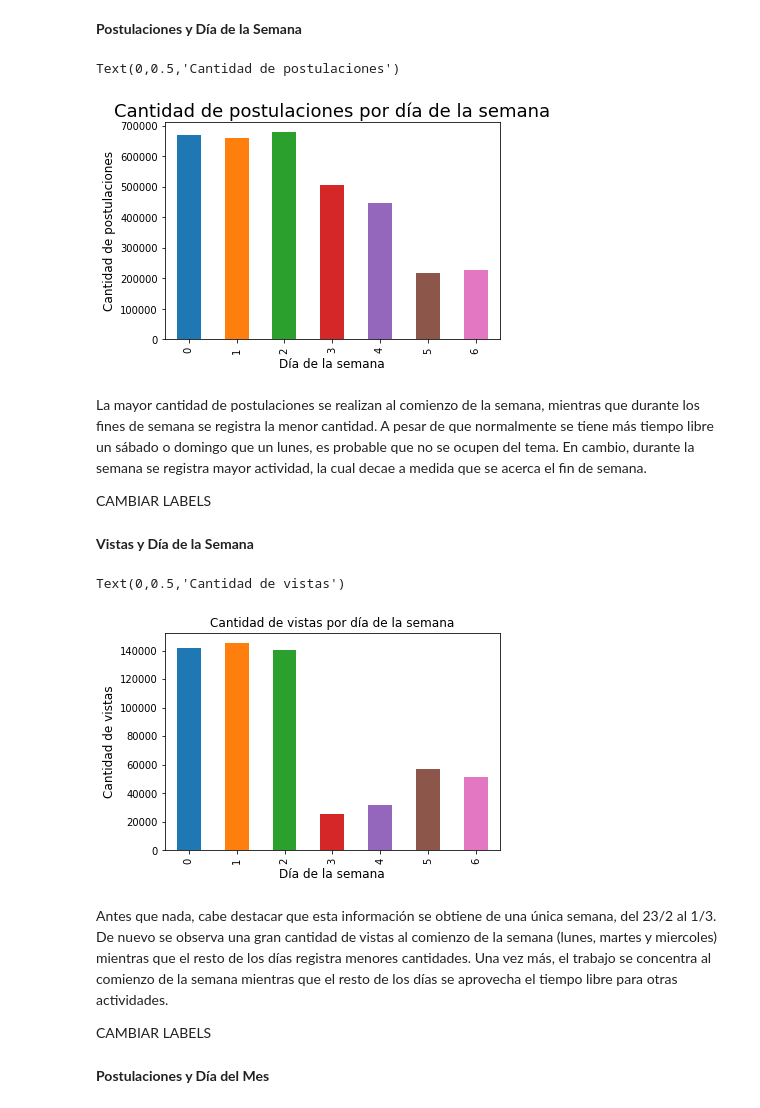
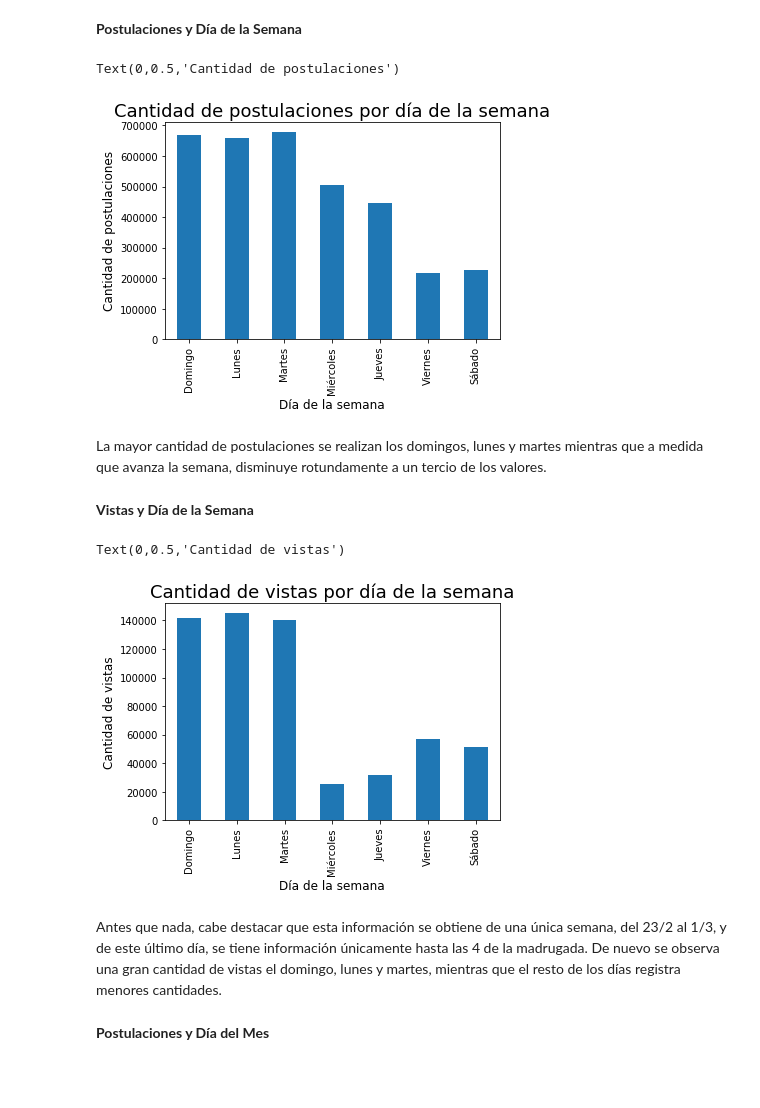
Before and after one commit to fedefunes96/TpDatos, a Jupyter notebook: Postulaciones y Vistas vs Tiempo.ipynb, the cells around one changed output. Drawn from its saved outputs; the diff is of its cells as text; code cells hidden in the pictures; blank space fills up the shorter version.

Commit message:
Cambios varios

```diff
--- a/Postulaciones y Vistas vs Tiempo.ipynb
+++ b/Postulaciones y Vistas vs Tiempo.ipynb
@@ -123,34 +123,45 @@ Este patrón tiene que ver con cuándo tiene una persona promedio tiempo libre p
 **Postulaciones y Día de la Semana**
 # %%
 #Se obtiene el día de la semana, se cuenta y se vuelca en un gráfico
-grafico3 = dfpostulaciones["fechapostulacion"].dt.weekday.value_counts().sort_index().plot(kind = "bar")
+days = {0: "Domingo",1: "Lunes",2:"Martes",3: "Miércoles",4: "Jueves",5: "Viernes",6: "Sábado"}
+
+sorter = ["Domingo", "Lunes", "Martes", "Miércoles", "Jueves", "Viernes", "Sábado"]
+sorterIndex = dict(zip(sorter,range(len(sorter))))
+
+dfpostulaciones["dia_semana"] = dfpostulaciones["fechapostulacion"].dt.dayofweek
+dfpostulaciones["dia_semana"] = dfpostulaciones["dia_semana"].apply(lambda x: days[x])
+dfpostulacionesAgrupado = dfpostulaciones.groupby("dia_semana").count()
+dfpostulacionesAgrupado["id"] = dfpostulacionesAgrupado.index
+dfpostulacionesAgrupado["id"] = dfpostulacionesAgrupado["id"].map(sorterIndex)
+grafico3 = dfpostulacionesAgrupado.sort_values("id").loc[:, ["idpostulante"]].plot(kind = "bar")
+grafico3.legend_.remove()
 grafico3.set_title("Cantidad de postulaciones por día de la semana", fontsize=18)
 grafico3.set_xlabel("Día de la semana", fontsize=12)
 grafico3.set_ylabel("Cantidad de postulaciones", fontsize=12)
 # %% [output]
 Text(0,0.5,'Cantidad de postulaciones')
-[figure, old version]
+[figure, new version]
-# %% [markdown]
-La mayor cantidad de postulaciones se realizan al comienzo de la semana, mientras que durante los fines de semana se registra la menor cantidad. A pesar de que normalmente se tiene más tiempo libre un sábado o domingo que un lunes, es probable que no se ocupen del tema. En cambio, durante la semana se registra mayor actividad, la cual decae a medida que se acerca el fin de semana.
-
-
-CAMBIAR LABELS
+# %% [markdown]
+La mayor cantidad de postulaciones se realizan los domingos, lunes y martes mientras que a medida que avanza la semana, disminuye rotundamente a un tercio de los valores.
 # %% [markdown]
 **Vistas y Día de la Semana**
 # %%
 #Se obtiene el día de la semana, se cuenta y se vuelca en un gráfico
-grafico4 = dfvistas["timestamp"].dt.weekday.value_counts().sort_index().plot(kind = "bar")
-grafico4.set_title("Cantidad de vistas por día de la semana")
+dfvistas["dia_semana"] = dfvistas["timestamp"].dt.dayofweek
+dfvistas["dia_semana"] = dfvistas["dia_semana"].apply(lambda x: days[x])
+dfvistasAgrupado = dfvistas.groupby("dia_semana").count()
+dfvistasAgrupado["id"] = dfvistasAgrupado.index
+dfvistasAgrupado["id"] = dfvistasAgrupado["id"].map(sorterIndex)
+grafico4 = dfvistasAgrupado.sort_values("id").loc[:, ["idpostulante"]].plot(kind = "bar")
+grafico4.legend_.remove()
+grafico4.set_title("Cantidad de vistas por día de la semana", fontsize = 18)
 grafico4.set_xlabel("Día de la semana", fontsize = 12)
 grafico4.set_ylabel("Cantidad de vistas", fontsize = 12)
 # %% [output]
 Text(0,0.5,'Cantidad de vistas')
-[figure, old version]
+[figure, new version]
 # %% [markdown]
-Antes que nada, cabe destacar que esta información se obtiene de una única semana, del 23/2 al 1/3. De nuevo se observa una gran cantidad de vistas al comienzo de la semana (lunes, martes y miercoles) mientras que el resto de los días registra menores cantidades. Una vez más, el trabajo se concentra al comienzo de la semana mientras que el resto de los días se aprovecha el tiempo libre para otras actividades.
-
-
-CAMBIAR LABELS
+Antes que nada, cabe destacar que esta información se obtiene de una única semana, del 23/2 al 1/3, y de este último día, se tiene información únicamente hasta las 4 de la madrugada. De nuevo se observa una gran cantidad de vistas el domingo, lunes y martes, mientras que el resto de los días registra menores cantidades.
 # %% [markdown]
 **Postulaciones y Día del Mes**
 # %%
```
Also changed, not shown: parts of 3 cells of this notebook.
